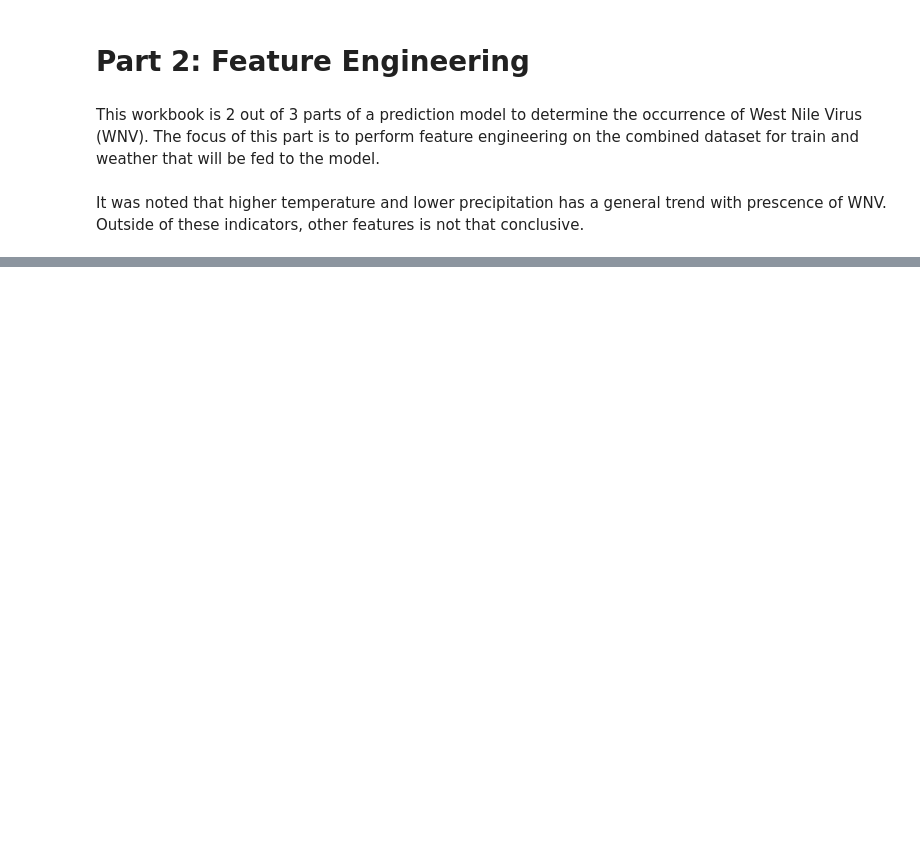
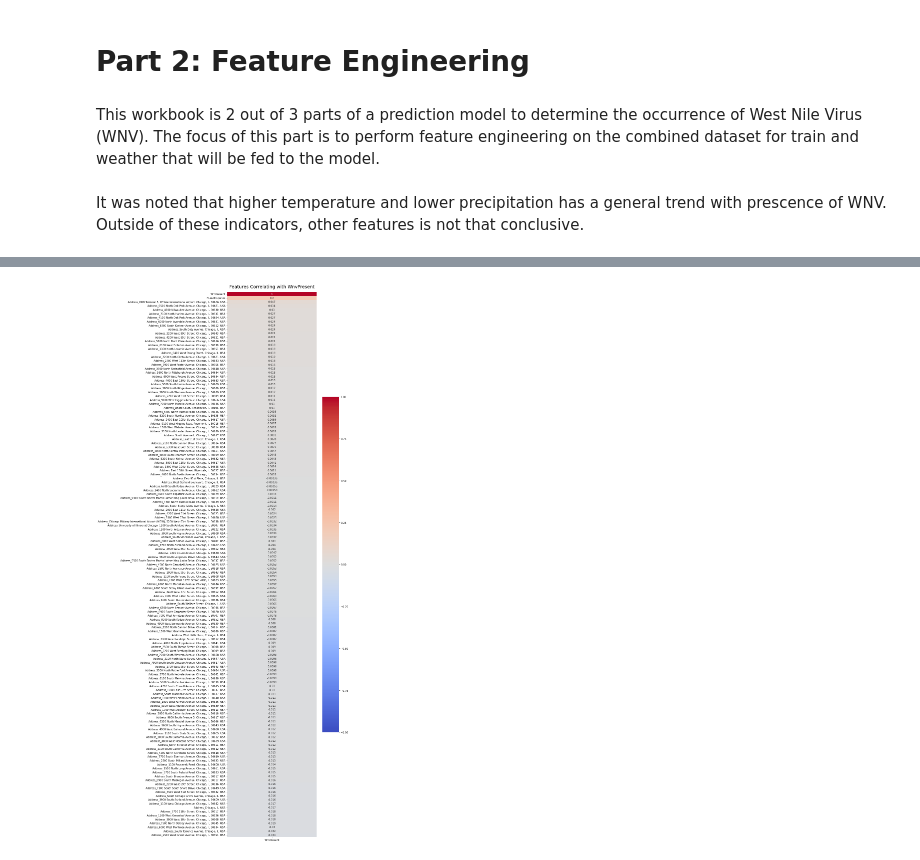
Before and after one commit to rashidi-norhashim/Team-folder, a Jupyter notebook: P4/codes/Project 4 Part 2 - Feature Engineering.ipynb, the cells around one changed output, grey strips where cells are left out. Saved outputs shown, nothing was run; the diff lists cells and outputs as text; code cells hidden in the pictures; blank space fills up the shorter version.

```diff
--- a/P4/codes/Project 4 Part 2 - Feature Engineering.ipynb
+++ b/P4/codes/Project 4 Part 2 - Feature Engineering.ipynb
@@ -54,0 +81,3 @@ train_weather_df.head()
+# %%
+train_address = train_weather_df.loc[:, ['Address', 'NumMosquitos', 'WnvPresent']]
+manual_dummies(train_address, ['Address'])
@@ -54,0 +103,7 @@ train_weather_df.head()
+# %%
+# Plot heatmap of Address correlating to WnvPresent
+plt.figure(figsize=(8, 40))
+heatmap = sns.heatmap(train_address.corr()[['WnvPresent']].sort_values(by='WnvPresent', ascending=False), vmin=-1, vmax=1, annot=True, cmap='coolwarm')
+heatmap.set_title('Features Correlating with WnvPresent', fontdict={'fontsize':18}, pad=16);
+# %% [output]
+[figure, added]
```
Also changed, not shown: parts of 20 cells of this notebook.
